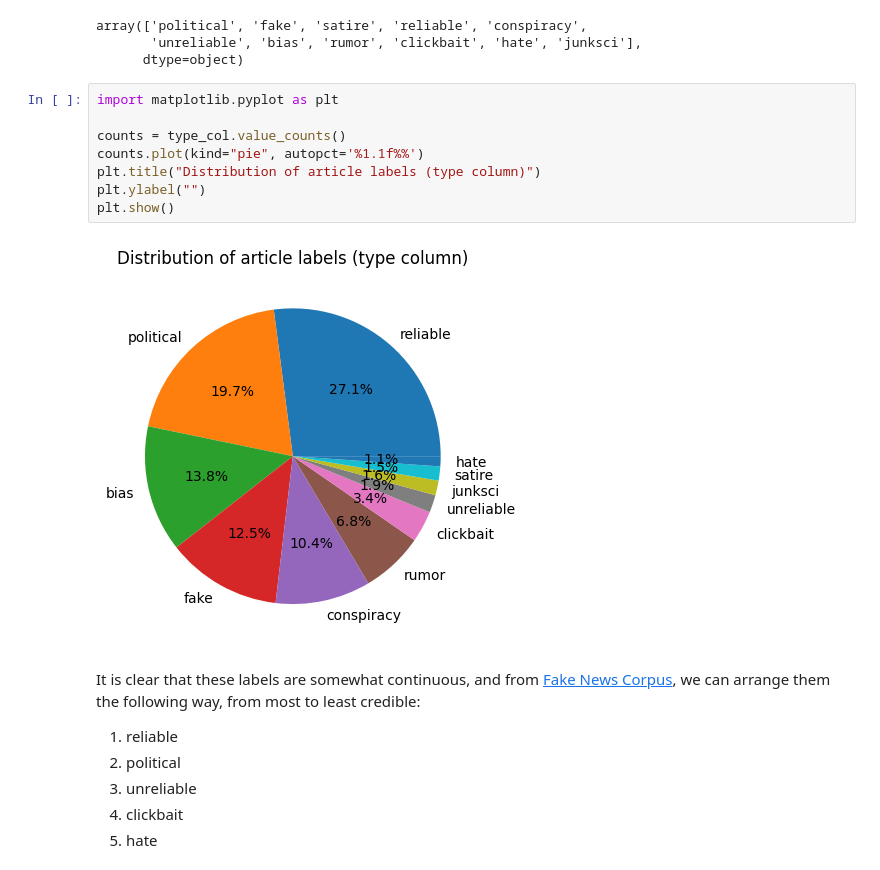
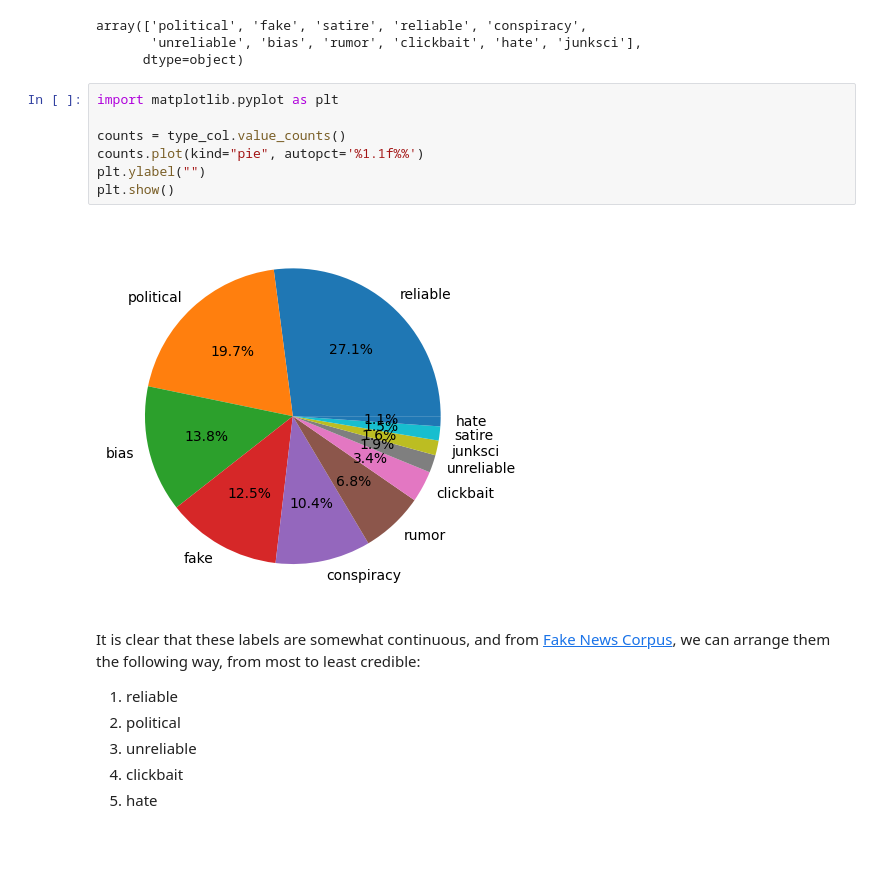
Before and after one commit to BimmerBass/GDS2026, a Jupyter notebook: data_analysis.ipynb, the cells around one changed output. Saved outputs shown, nothing was run; the diff lists cells and outputs as text; blank space fills up the shorter version.

```diff
--- a/data_analysis.ipynb
+++ b/data_analysis.ipynb
@@ -34,13 +34,12 @@ array(['political', 'fake', 'satire', 'reliable', 'conspiracy',
 # %%
 import matplotlib.pyplot as plt
 
 counts = type_col.value_counts()
 counts.plot(kind="pie", autopct='%1.1f%%')
-plt.title("Distribution of article labels (type column)")
 plt.ylabel("")
 plt.show()
 # %% [output]
-[figure, old version]
+[figure, new version]
 # %% [markdown]
 It is clear that these labels are somewhat continuous, and from [Fake News Corpus](https://github.com/several27/FakeNewsCorpus), we can arrange them the following way, from most to least credible:
 1. reliable
```
Also changed, not shown: parts of 4 cells of this notebook, 4 other files.
